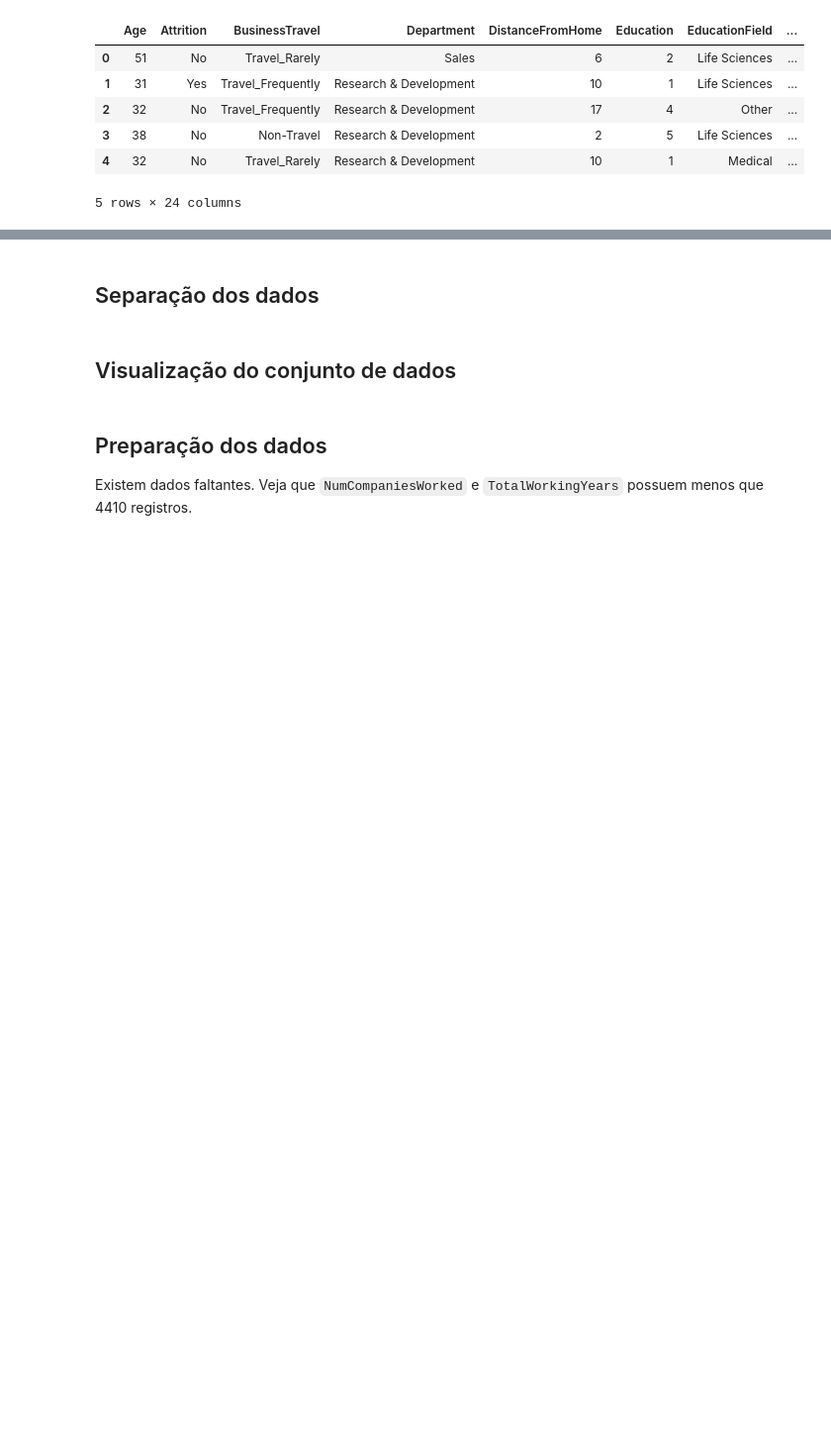
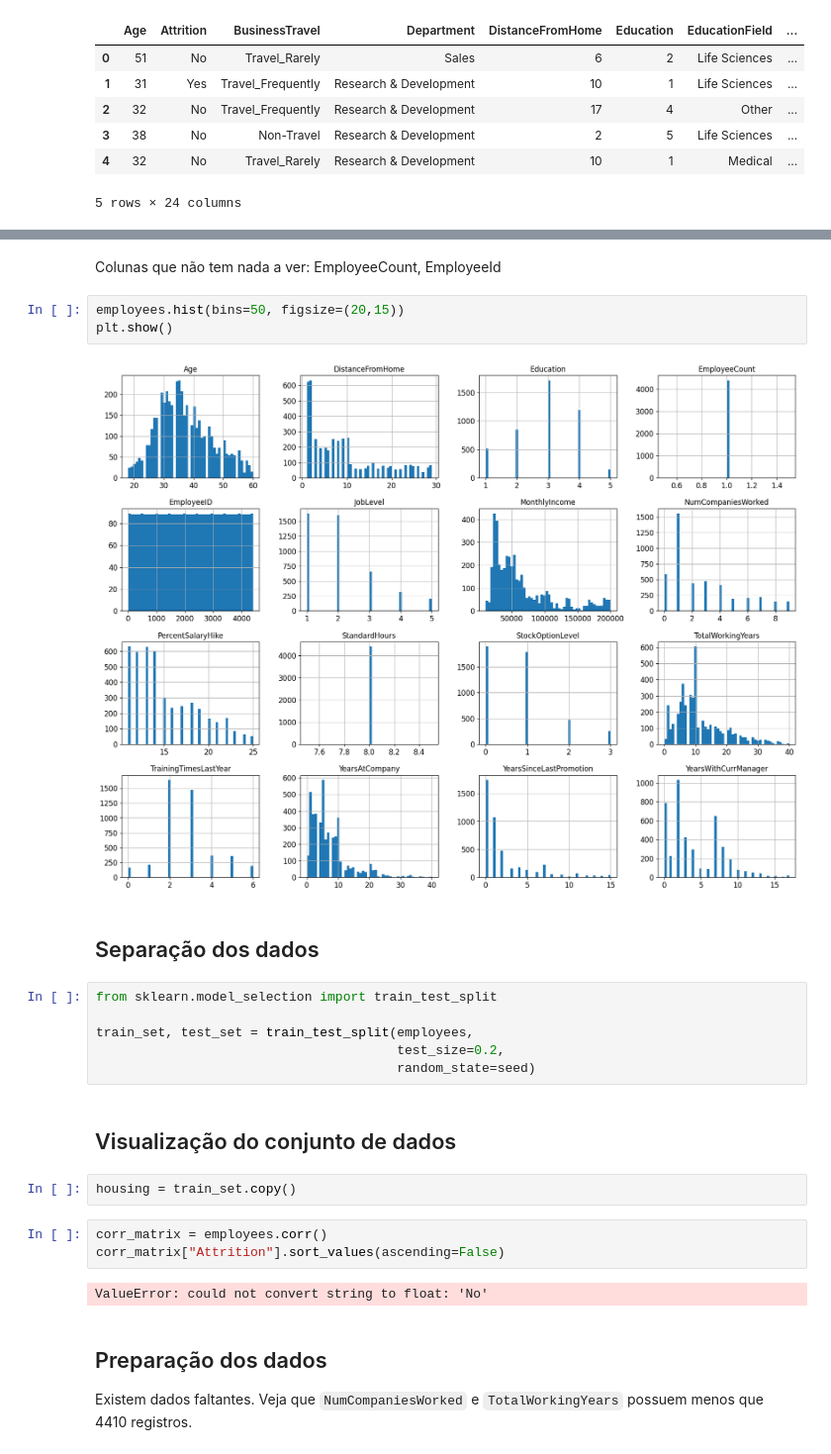
Before and after one commit to amandatz/employee-attrition-analysis, a Jupyter notebook: solution.ipynb, the cells around one changed output, grey strips where cells are left out. Shown at 99% size. Drawn from its saved outputs; the diff is of its cells as text; blank space fills up the shorter version.

```diff
--- a/solution.ipynb
+++ b/solution.ipynb
@@ -103,7 +139,27 @@ employees.head()
+# %% [markdown]
+Colunas que não tem nada a ver: EmployeeCount, EmployeeId
+# %%
+employees.hist(bins=50, figsize=(20,15))
+plt.show()
+# %% [output]
+[figure, added]
 # %% [markdown]
 ## Separação dos dados
+# %%
+from sklearn.model_selection import train_test_split
+
+train_set, test_set = train_test_split(employees,
+                                       test_size=0.2,
+                                       random_state=seed)
 # %% [markdown]
 ## Visualização do conjunto de dados
+# %%
+housing = train_set.copy()
+# %%
+corr_matrix = employees.corr()
+corr_matrix["Attrition"].sort_values(ascending=False)
+# %% [output]
+ValueError: could not convert string to float: 'No'
 # %% [markdown]
 ## Preparação dos dados
 
```
Also changed, not shown: parts of 7 cells of this notebook.
